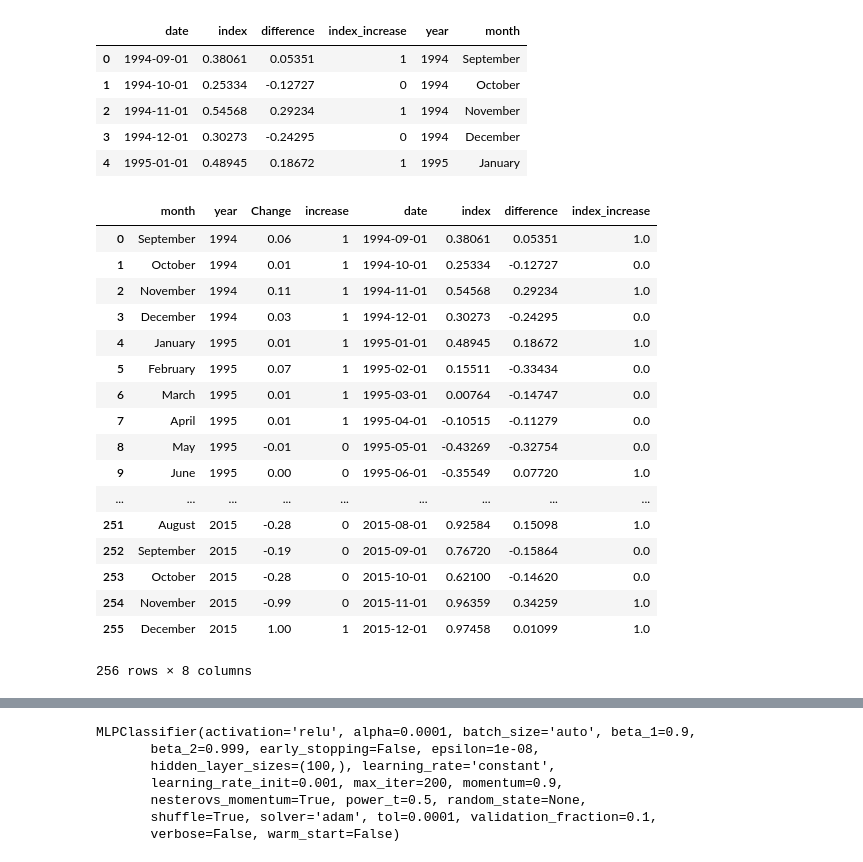
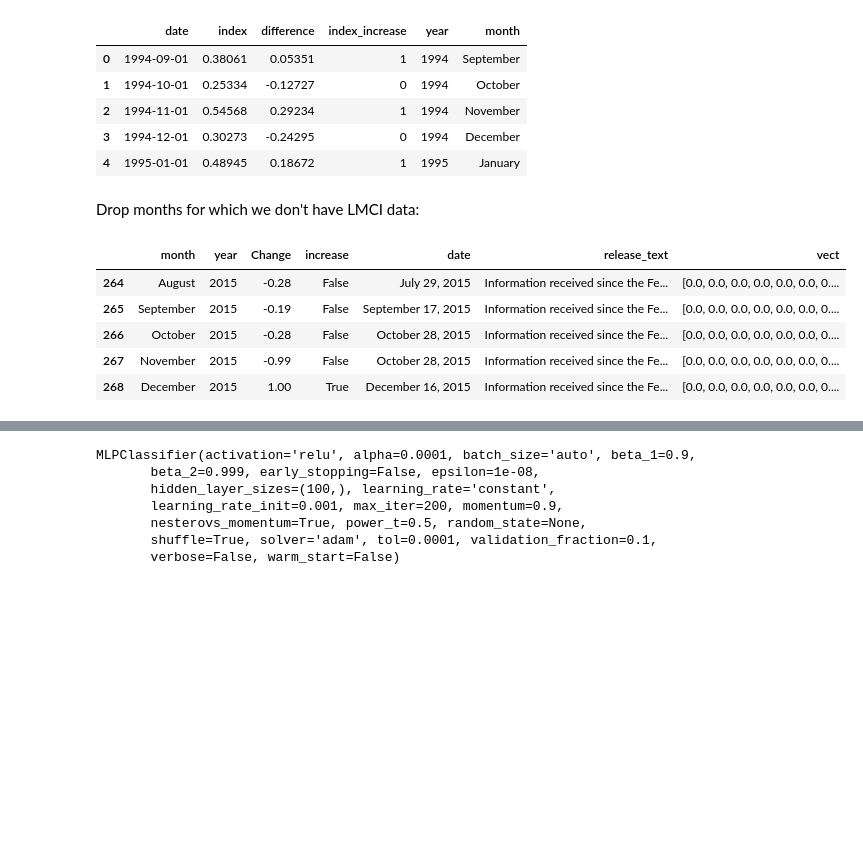
Before and after one commit to jgdenby/hawkwatchers, a Jupyter notebook: nltk_processing.ipynb, the cells around one changed output, grey strips where cells are left out. Drawn from its saved outputs; the diff is of its cells as text; code cells hidden in the pictures; blank space fills up the shorter version.

```diff
--- a/nltk_processing.ipynb
+++ b/nltk_processing.ipynb
@@ -697,5 +618,7 @@ labor.head()
 | 4 | 1995-01-01 | 0.48945 | 0.18672 | 1 | 1995 | January |
 # %%
 laborratesdf = allratesdf.merge(labor, how='left', on=['year', 'month'])
+# %% [markdown]
+Drop months for which we don't have LMCI data:
 # %%
 laborratesdf = laborratesdf[7:]
@@ -706,24 +628,12 @@ laborratesdf.reset_index(inplace=True, drop=True)
 train_df = laborratesdf.iloc[:256].copy()
 test_df = laborratesdf.iloc[256:].copy()
 # %%
-train_df
+train_df.tail()
 # %% [output]
-|  | month | year | Change | increase | date | index | difference | index_increase |
-| 0 | September | 1994 | 0.06 | 1 | 1994-09-01 | 0.38061 | 0.05351 | 1.0 |
-| 1 | October | 1994 | 0.01 | 1 | 1994-10-01 | 0.25334 | -0.12727 | 0.0 |
-| 2 | November | 1994 | 0.11 | 1 | 1994-11-01 | 0.54568 | 0.29234 | 1.0 |
-| 3 | December | 1994 | 0.03 | 1 | 1994-12-01 | 0.30273 | -0.24295 | 0.0 |
-| 4 | January | 1995 | 0.01 | 1 | 1995-01-01 | 0.48945 | 0.18672 | 1.0 |
-| 5 | February | 1995 | 0.07 | 1 | 1995-02-01 | 0.15511 | -0.33434 | 0.0 |
-| 6 | March | 1995 | 0.01 | 1 | 1995-03-01 | 0.00764 | -0.14747 | 0.0 |
-| 7 | April | 1995 | 0.01 | 1 | 1995-04-01 | -0.10515 | -0.11279 | 0.0 |
-| 8 | May | 1995 | -0.01 | 0 | 1995-05-01 | -0.43269 | -0.32754 | 0.0 |
-| 9 | June | 1995 | 0.00 | 0 | 1995-06-01 | -0.35549 | 0.07720 | 1.0 |
-| ... | ... | ... | ... | ... | ... | ... | ... | ... |
-| 251 | August | 2015 | -0.28 | 0 | 2015-08-01 | 0.92584 | 0.15098 | 1.0 |
-| 252 | September | 2015 | -0.19 | 0 | 2015-09-01 | 0.76720 | -0.15864 | 0.0 |
-| 253 | October | 2015 | -0.28 | 0 | 2015-10-01 | 0.62100 | -0.14620 | 0.0 |
-| 254 | November | 2015 | -0.99 | 0 | 2015-11-01 | 0.96359 | 0.34259 | 1.0 |
-| 255 | December | 2015 | 1.00 | 1 | 2015-12-01 | 0.97458 | 0.01099 | 1.0 |
+|  | month | year | Change | increase | date | release_text | vect |
+| 264 | August | 2015 | -0.28 | False | July 29, 2015 | Information received since the Fe... | [0.0, 0.0, 0.0, 0.0, 0.0, 0.0, 0.... |
+| 265 | September | 2015 | -0.19 | False | September 17, 2015 | Information received since the Fe... | [0.0, 0.0, 0.0, 0.0, 0.0, 0.0, 0.... |
+| 266 | October | 2015 | -0.28 | False | October 28, 2015 | Information received since the Fe... | [0.0, 0.0, 0.0, 0.0, 0.0, 0.0, 0.... |
+| 267 | November | 2015 | -0.99 | False | October 28, 2015 | Information received since the Fe... | [0.0, 0.0, 0.0, 0.0, 0.0, 0.0, 0.... |
+| 268 | December | 2015 | 1.00 | True | December 16, 2015 | Information received since the Fe... | [0.0, 0.0, 0.0, 0.0, 0.0, 0.0, 0.... |
-256 rows × 8 columns
 # %%
```
Also changed, not shown: parts of 46 cells of this notebook.
